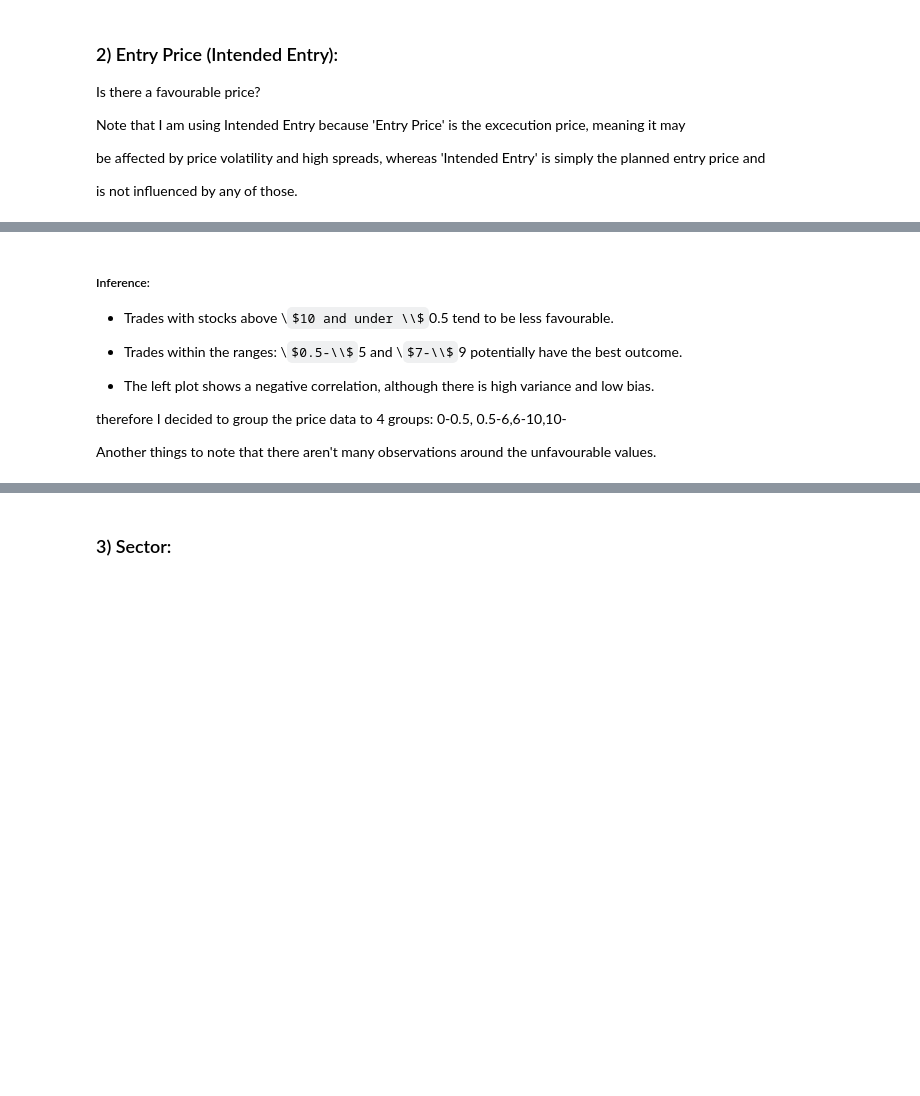
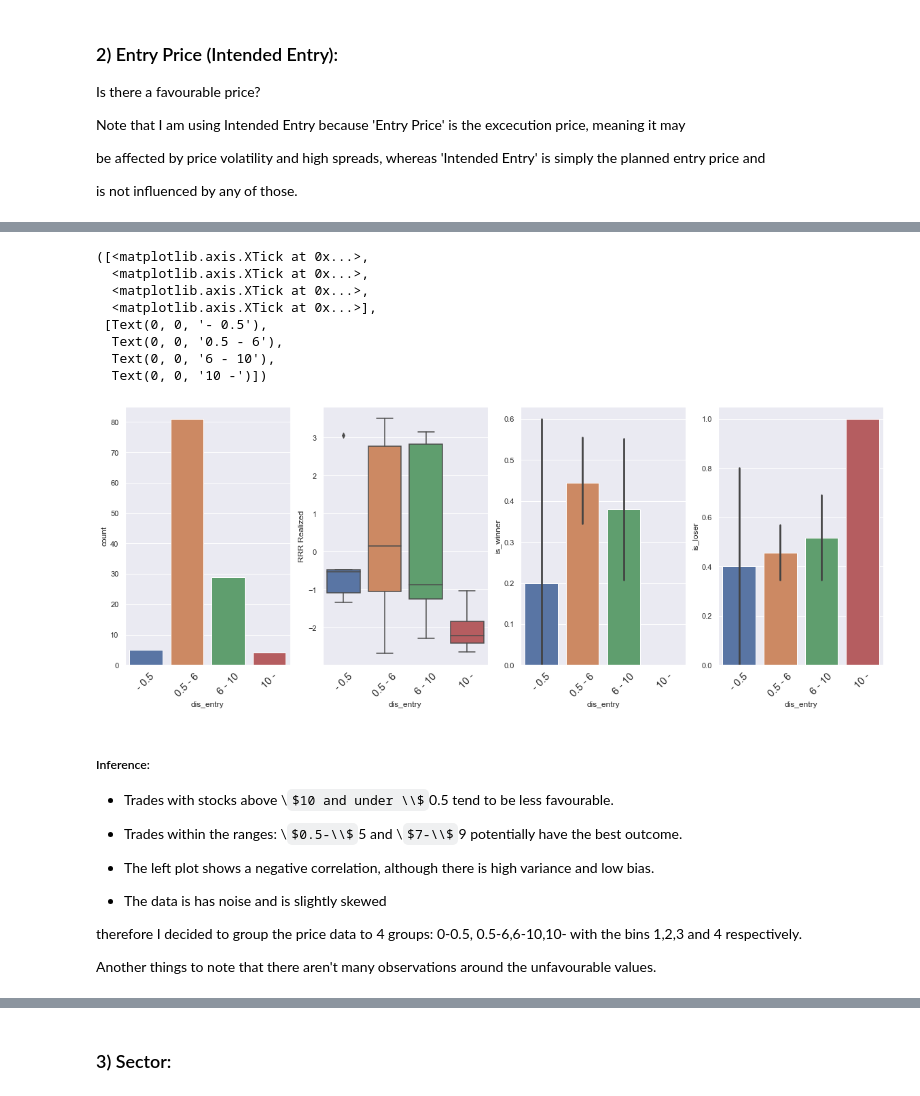
Before and after one commit to zoxfog/Day-Trading-Analysis, a Jupyter notebook: EDA_and_Feature_Engineering.ipynb, the cells around one changed output, grey strips where cells are left out. Cells and saved outputs as stored; diff of their text form; code cells hidden in the pictures; some formulas as TeX source; blank space fills up the shorter version.

```diff
--- a/EDA_and_Feature_Engineering.ipynb
+++ b/EDA_and_Feature_Engineering.ipynb
@@ -58,3 +76,56 @@ ax[1] = sns.violinplot(x="Outcome", y="Intended Entry",data=train1, palette="mut
+# %%
+
+def replaceEntry(price):
+    if price<0.5:
+        price = 1
+    elif price<6:
+        price = 2
+    elif price<10:
+        price = 3
+    else:
+        price = 4
+    return price
+
+dis_val=["- 0.5","0.5 - 6","6 - 10","10 -"]
+
+# create a new column with the discretized intended entry prices
+dt['dis_entry'] = dt['Intended Entry'].apply(replaceEntry)
+
+train = dt[dt['train']==1]
+
+
+#plot 1
+
+f,axes=plt.subplots(1,4 ,figsize = (20,7))
+g = sns.countplot(x="dis_entry",data=train,ax=axes[0])
+plt.sca(axes[0])
+plt.xticks([0,1,2,3], dis_val,rotation=45,fontsize=15)
+
+#plot 2
+g = sns.boxplot(x="dis_entry", y="RRR Realized", data=train,ax=axes[1])
+plt.sca(axes[1])
+plt.xticks([0,1,2,3], dis_val,rotation=45,fontsize=15)
+
+#plot 3
+g= sns.barplot(x="dis_entry",y="is_winner",data=train,ax = axes[2])
+#g= g.set_ylabels("Winning Probability")
+plt.sca(axes[2])
+plt.xticks([0,1,2,3], dis_val,rotation=45,fontsize=15)
+
+#plot 4
+g= sns.barplot(x="dis_entry",y="is_loser",data=train,ax = axes[3])
+plt.sca(axes[3])
+plt.xticks([0,1,2,3], dis_val,rotation=45,fontsize=15)
+# %% [output]
+([<matplotlib.axis.XTick at 0x...>,
+  <matplotlib.axis.XTick at 0x...>,
+  <matplotlib.axis.XTick at 0x...>,
+  <matplotlib.axis.XTick at 0x...>],
+ [Text(0, 0, '- 0.5'),
+  Text(0, 0, '0.5 - 6'),
+  Text(0, 0, '6 - 10'),
+  Text(0, 0, '10 -')])
+[figure, added]
 # %% [markdown]
 ##### Inference:
 * Trades with stocks above \\$10 and under \\$0.5 tend to be less favourable.
@@ -66,6 +137,9 @@ ax[1] = sns.violinplot(x="Outcome", y="Intended Entry",data=train1, palette="mut
 * The left plot shows a negative correlation, although there is high variance and low bias.
 
 
-therefore I decided to group the price data to 4 groups: 0-0.5, 0.5-6,6-10,10-
+* The data is has noise and is slightly skewed
+
+
+therefore I decided to group the price data to 4 groups: 0-0.5, 0.5-6,6-10,10- with the bins 1,2,3 and 4 respectively.
 
 Another things to note that there aren't many observations around the unfavourable values.
```
Also changed, not shown: parts of 35 cells of this notebook, 3 other files.
